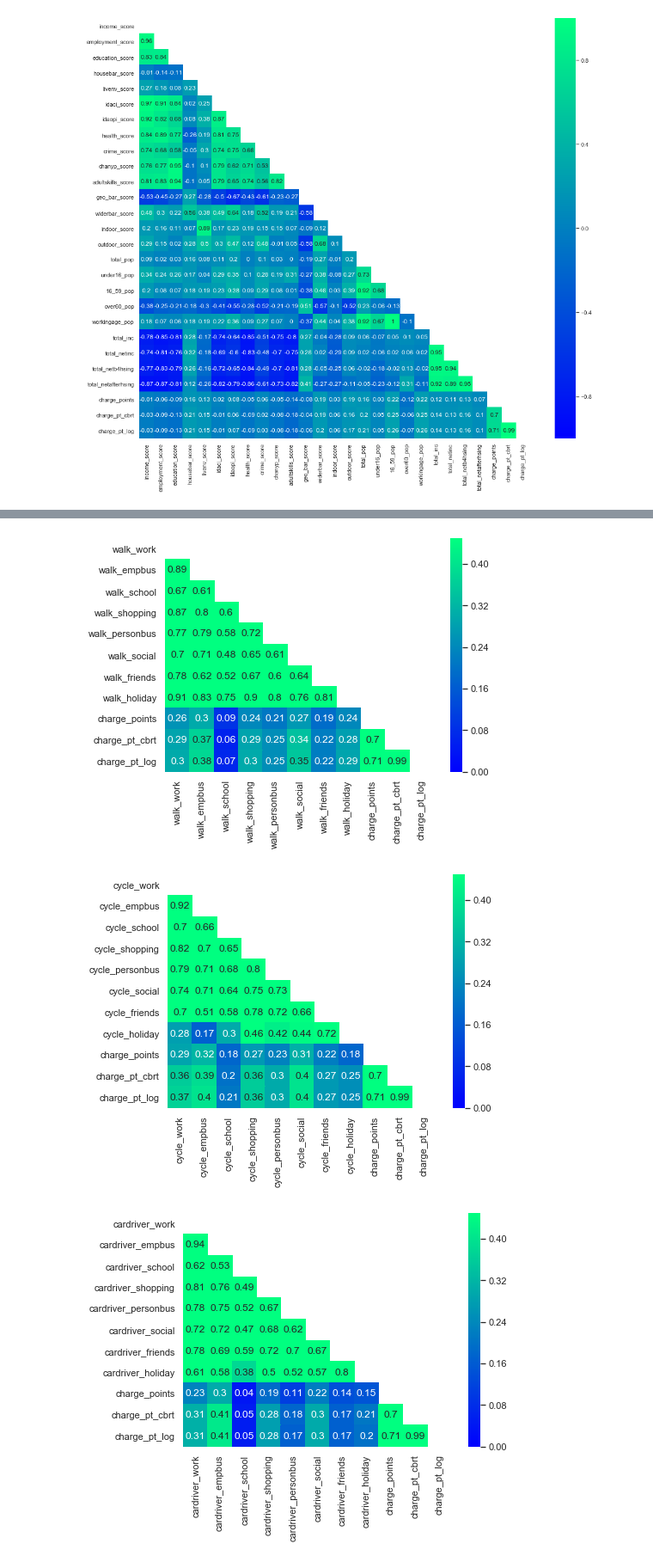
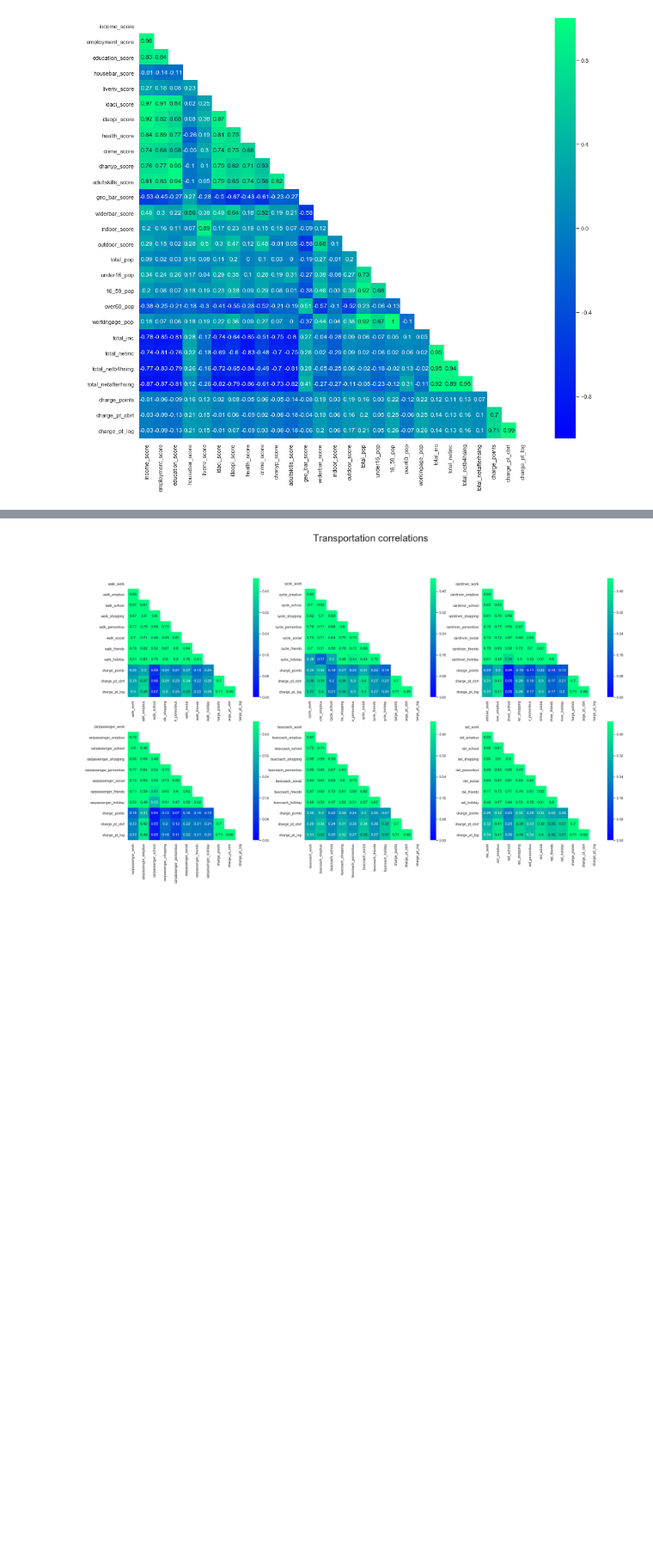
Before and after one commit to cdenbowjr/ev_chargepoint_prediction, a Jupyter notebook: notebooks/2.0-ced-exploratory-data-analysis.ipynb, the cells around one changed output, grey strips where cells are left out. Shown at 86% size. Drawn from its saved outputs; the diff is of its cells as text; code cells hidden in the pictures; blank space fills up the shorter version.

```diff
--- a/notebooks/2.0-ced-exploratory-data-analysis.ipynb
+++ b/notebooks/2.0-ced-exploratory-data-analysis.ipynb
@@ -735,19 +737,24 @@ There was a mildly weak correlation of transportation features with the number o
 # %%
 #Plotting collinearity
 sns.set(font_scale=1)
 sns.set_style("white")
 targets_list = ['charge_points', 'charge_pt_cbrt', 'charge_pt_log']
 mode = ['walk', 'cycle', 'cardriver', 'carpassenger', 'buscoach', 'rail']
 
+fig, ax = plt.subplots(2,3,figsize=(28,15))
+
+chart = {0:(0,0),1:(0,1),2:(0,2),3:(1,0),4:(1,1),5:(1,2)}
+
 for num, x in enumerate(mode):
     transp_list = trans_df.loc[:, f'{x}_work':f'{x}_holiday'].columns
-    fig, ax = plt.subplots(figsize=(7, 5))
-    the_plot = just_plot(trans_df,transp_list, targets_list,vmin=0,vmax=0.45)
-    plt.ylim(11, 0)
-    plt.savefig(f"../reports/figures/correlations/transport_correlation_{num}.jpg",
-            dpi=144, quality=100, bbox_inches='tight')
-    plt.show()
+    the_plot = just_plot(trans_df,ax[chart[num]],transp_list, targets_list,vmin=0,vmax=0.45)
+    ax[chart[num]].set_ylim(11, 0)
+
+
+plt.suptitle("Transportation correlations",fontsize=30,va='bottom')
+
+plt.savefig(f"../reports/figures/correlations/transport_correlation.jpg",
+            dpi=288, quality=100, bbox_inches='tight')
+plt.show()
 # %% [output]
-[figure, old version]
+[figure, new version]
-[figure, removed]
-[figure, removed]
```
Also changed, not shown: parts of 27 cells of this notebook, 15 other files.
